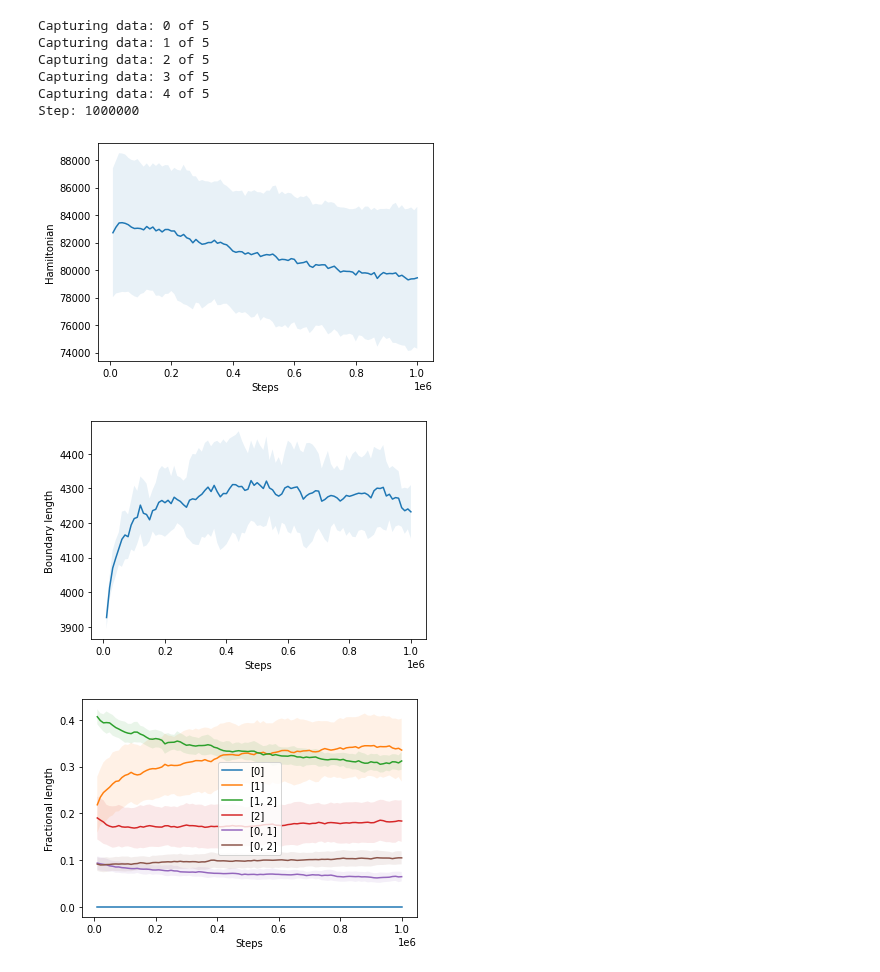
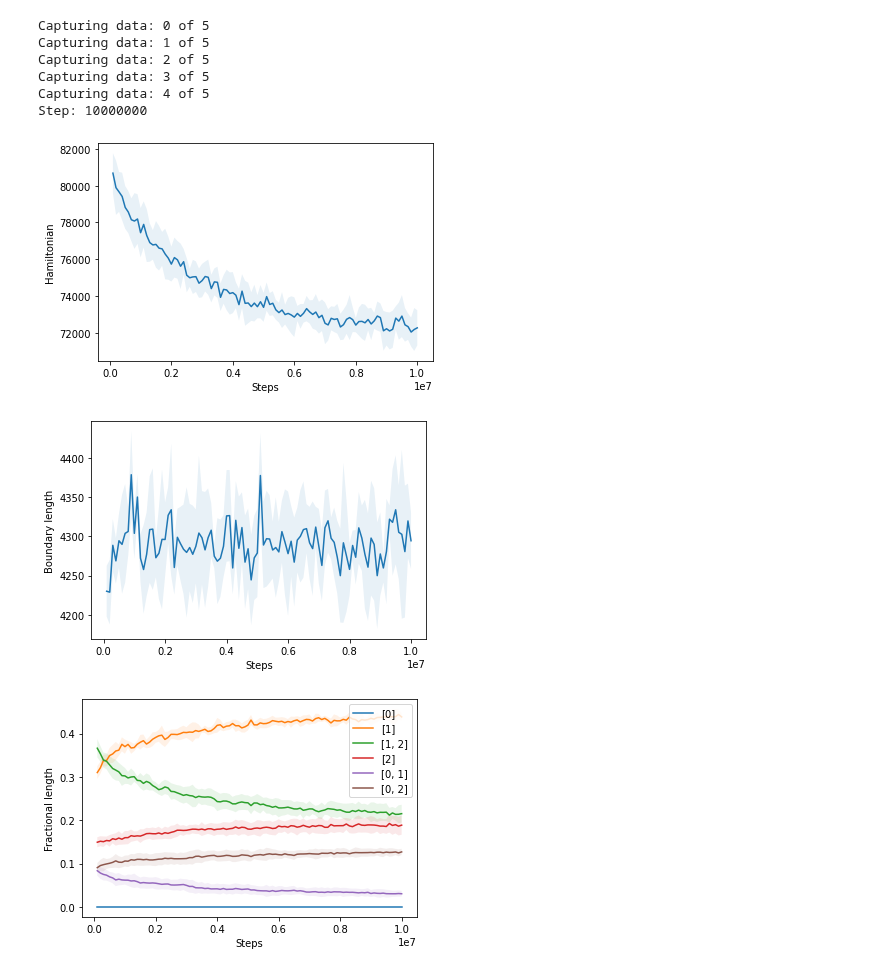
Before and after one commit to Nickvs99/ComputationalBiology, a Jupyter notebook: Set4/cellular_potts_model.ipynb, the cells around one changed output. Cells and saved outputs as stored; diff of their text form; code cells hidden in the pictures.

```diff
--- a/Set4/cellular_potts_model.ipynb
+++ b/Set4/cellular_potts_model.ipynb
@@ -432,15 +439,17 @@ class Cellular_potts_manager:
 # %%
-manager = Cellular_potts_manager(n_runs=5, n_steps=1000000, collect_data_steps=10000)
+# Multiple runs
+
+manager = Cellular_potts_manager(n_runs=5, n_steps=10000000, collect_data_steps=100000)
 manager.plot_hamiltonian_evolution()
 manager.plot_boundary_length_evolution()
 manager.plot_fractional_length_evolution()
 # %% [output]
 Capturing data: 0 of 5
 Capturing data: 1 of 5
 Capturing data: 2 of 5
 Capturing data: 3 of 5
 Capturing data: 4 of 5
-Step: 1000000
+Step: 10000000
-[figure, old version]
+[figure, new version]
-[figure, old version]
+[figure, new version]
-[figure, old version]
+[figure, new version]
```
Also changed, not shown: parts of 4 cells of this notebook.
